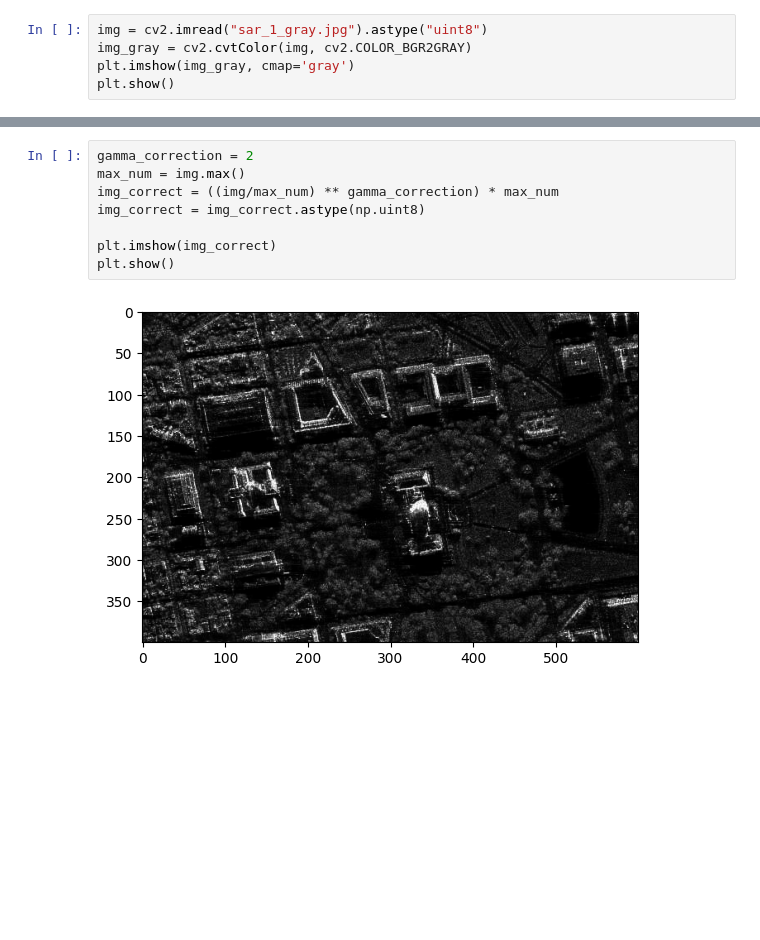
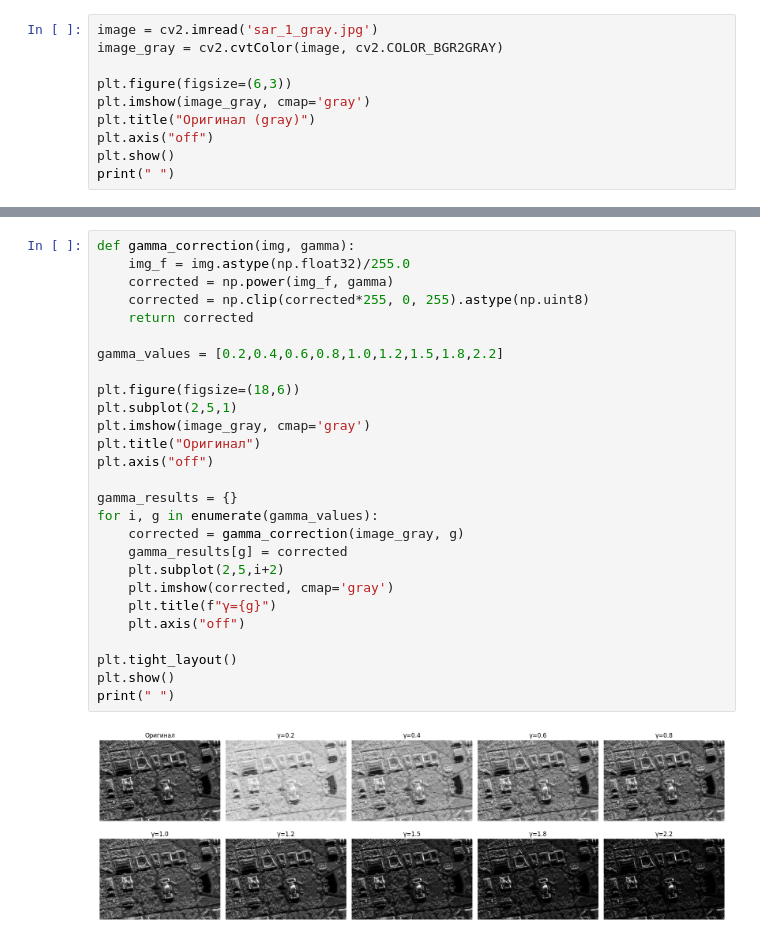
Before and after one commit to RomanovMichail/ImageProcessing, a Jupyter notebook: dz1/dz_1.ipynb, the cells around one changed output, grey strips where cells are left out. Saved outputs shown, nothing was run; the diff lists cells and outputs as text; blank space fills up the shorter version.

```diff
--- a/dz1/dz_1.ipynb
+++ b/dz1/dz_1.ipynb
@@ -7,6 +5,11 @@ ModuleNotFoundError: No module named 'numpy'
 # %%
-img = cv2.imread("sar_1_gray.jpg").astype("uint8")
-img_gray = cv2.cvtColor(img, cv2.COLOR_BGR2GRAY)
-plt.imshow(img_gray, cmap='gray')
+image = cv2.imread('sar_1_gray.jpg')
+image_gray = cv2.cvtColor(image, cv2.COLOR_BGR2GRAY)
+
+plt.figure(figsize=(6,3))
+plt.imshow(image_gray, cmap='gray')
+plt.title("Оригинал (gray)")
+plt.axis("off")
 plt.show()
+print(" ")
 # %% [output]
@@ -24,13 +49,32 @@ plt.plot(img_gray_hist)
 # %%
-gamma_correction = 2
-max_num = img.max()
-img_correct = ((img/max_num) ** gamma_correction) * max_num
-img_correct = img_correct.astype(np.uint8)
+def gamma_correction(img, gamma):
+    img_f = img.astype(np.float32)/255.0
+    corrected = np.power(img_f, gamma)
+    corrected = np.clip(corrected*255, 0, 255).astype(np.uint8)
+    return corrected
 
-plt.imshow(img_correct)
+gamma_values = [0.2,0.4,0.6,0.8,1.0,1.2,1.5,1.8,2.2]
+
+plt.figure(figsize=(18,6))
+plt.subplot(2,5,1)
+plt.imshow(image_gray, cmap='gray')
+plt.title("Оригинал")
+plt.axis("off")
+
+gamma_results = {}
+for i, g in enumerate(gamma_values):
+    corrected = gamma_correction(image_gray, g)
+    gamma_results[g] = corrected
+    plt.subplot(2,5,i+2)
+    plt.imshow(corrected, cmap='gray')
+    plt.title(f"γ={g}")
+    plt.axis("off")
+
+plt.tight_layout()
 plt.show()
+print(" ")
 # %% [output]
-[figure, old version]
+[figure, new version]
 # %%
 from skimage.metrics import structural_similarity, mean_squared_error
 
```
Also changed, not shown: parts of 8 cells of this notebook.
